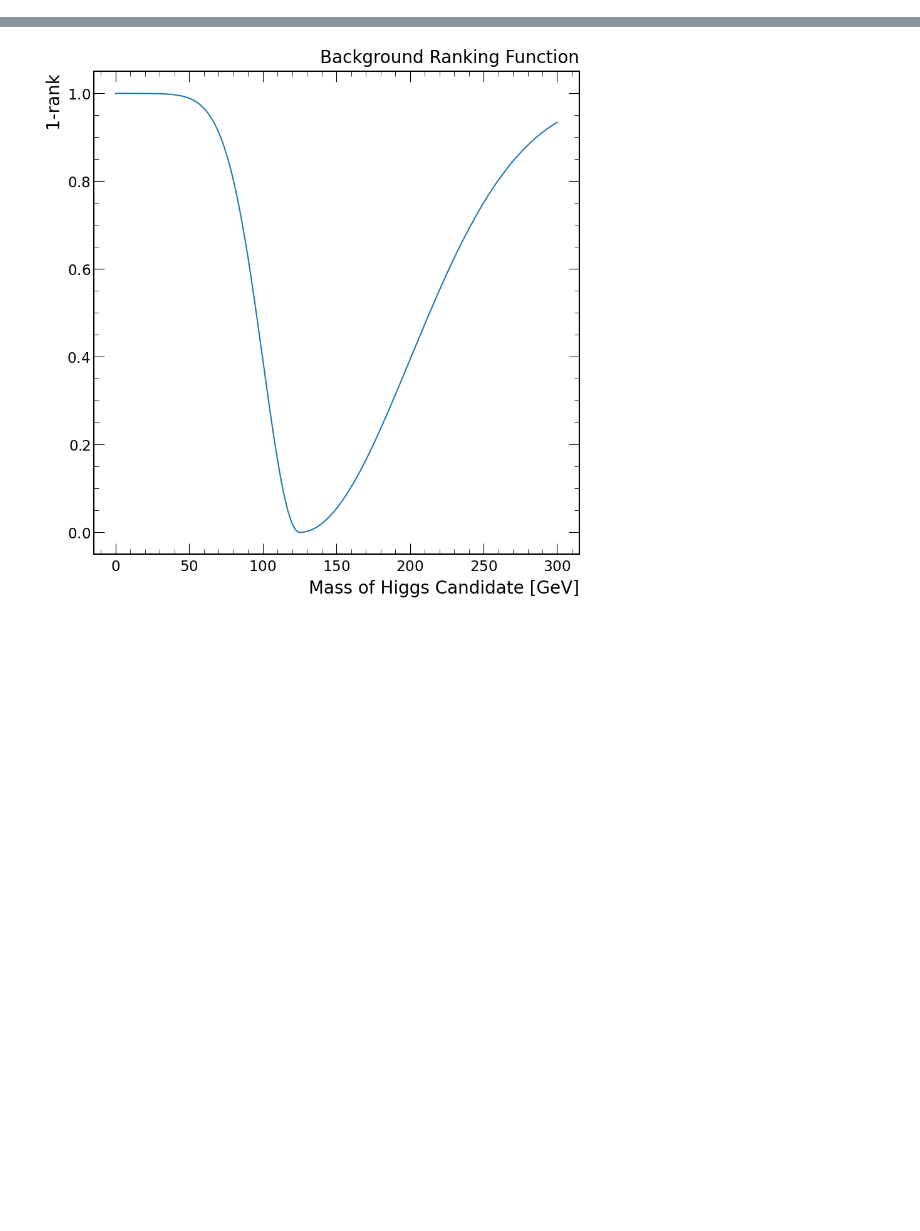
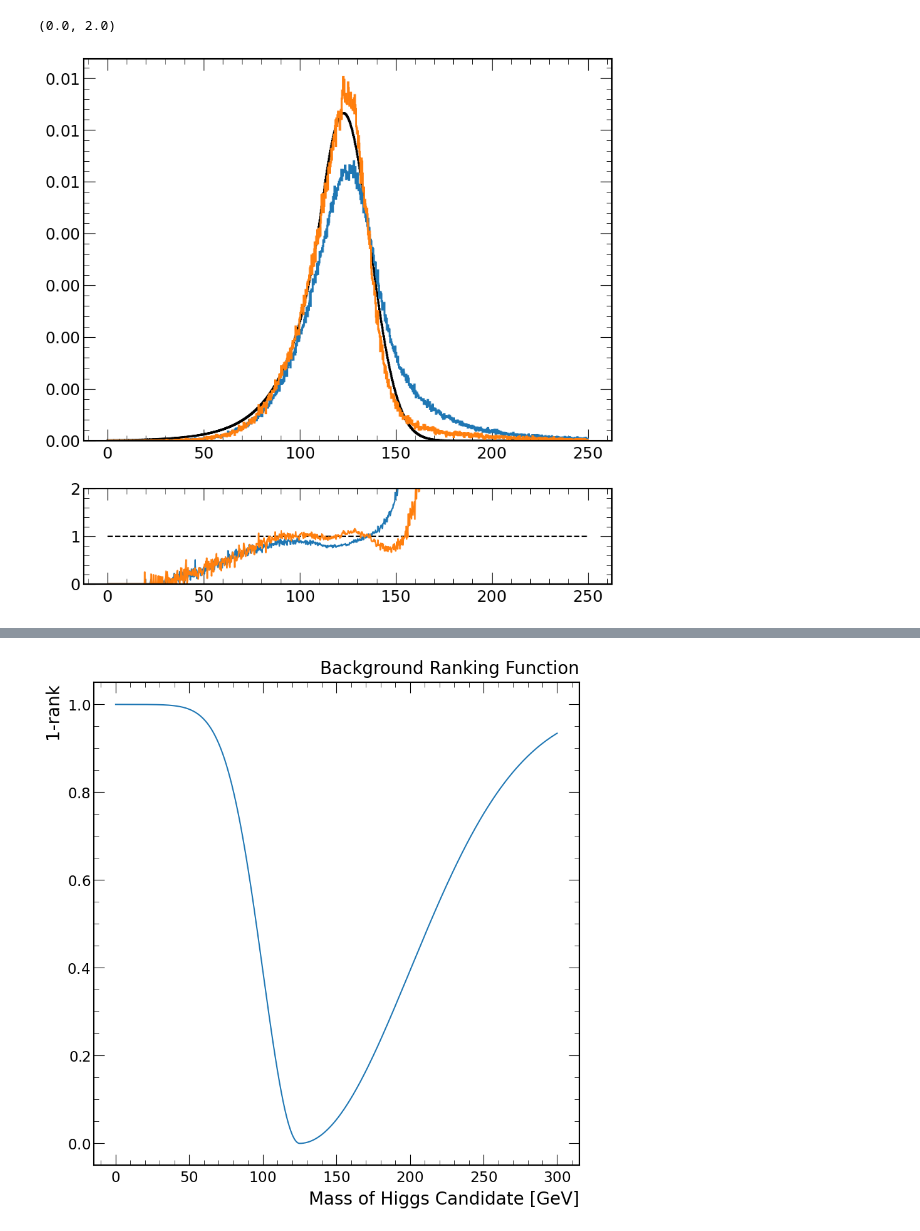
Before and after one commit to srosenzweig09/analysis, a Jupyter notebook: scratch.ipynb, the cells around one changed output, grey strips where cells are left out. Saved outputs shown, nothing was run; the diff lists cells and outputs as text; code cells hidden in the pictures; blank space fills up the shorter version.

```diff
--- a/scratch.ipynb
+++ b/scratch.ipynb
@@ -0,0 +1,3 @@
+# %%
+tree1 = SixB(get_NMSSM(450,300))
+tree2 = SixB(get_NMSSM(1200,900))
@@ -0,0 +54,20 @@
+# %%
+fig = plt.figure()
+gs = fig.add_gridspec(2,1, height_ratios=[4,1])
+
+ax1 = fig.add_subplot(gs[0,0])
+ax2 = fig.add_subplot(gs[1,0])
+
+fit = Hist(x, weights=n, bins=e, ax=ax1, label='fit', density=True, color='k')
+n1_h = Hist(m1, bins=e, ax=ax1, label='450,300', density=True)
+n2_h = Hist(m2, bins=e, ax=ax1, label='1200,900', density=True)
+
+ax2.plot([0,250],[1,1], 'k--')
+ratio1 = np.where(n1_h == fit, 1, n1_h/fit)
+ratio2 = np.where(n2_h == fit, 1, n2_h/fit)
+ax2.plot(x, ratio1)
+ax2.plot(x, ratio2)
+ax2.set_ylim(0,2)
+# %% [output]
+(0.0, 2.0)
+[figure, added]
```
Also changed, not shown: parts of 16 cells of this notebook.
